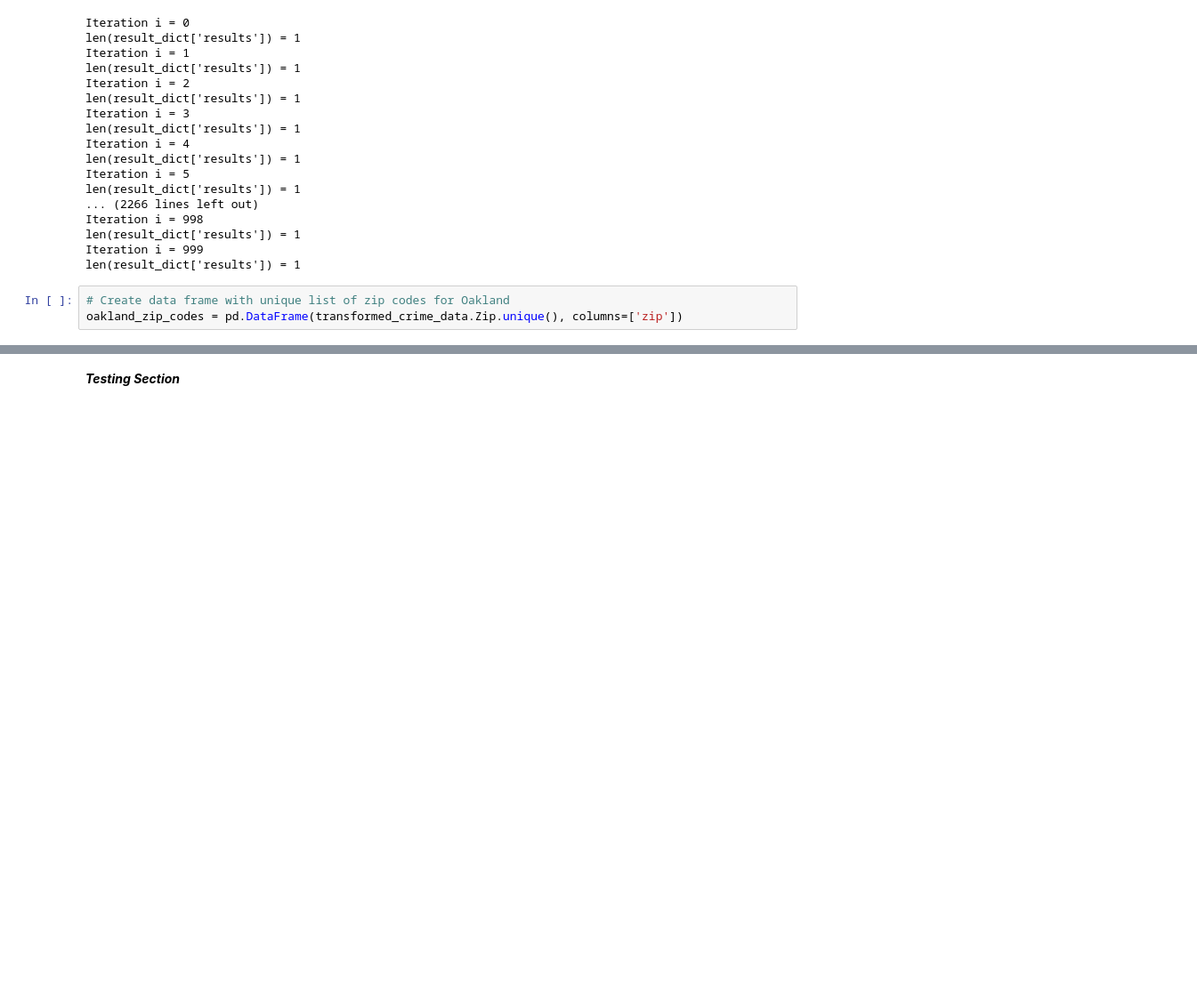
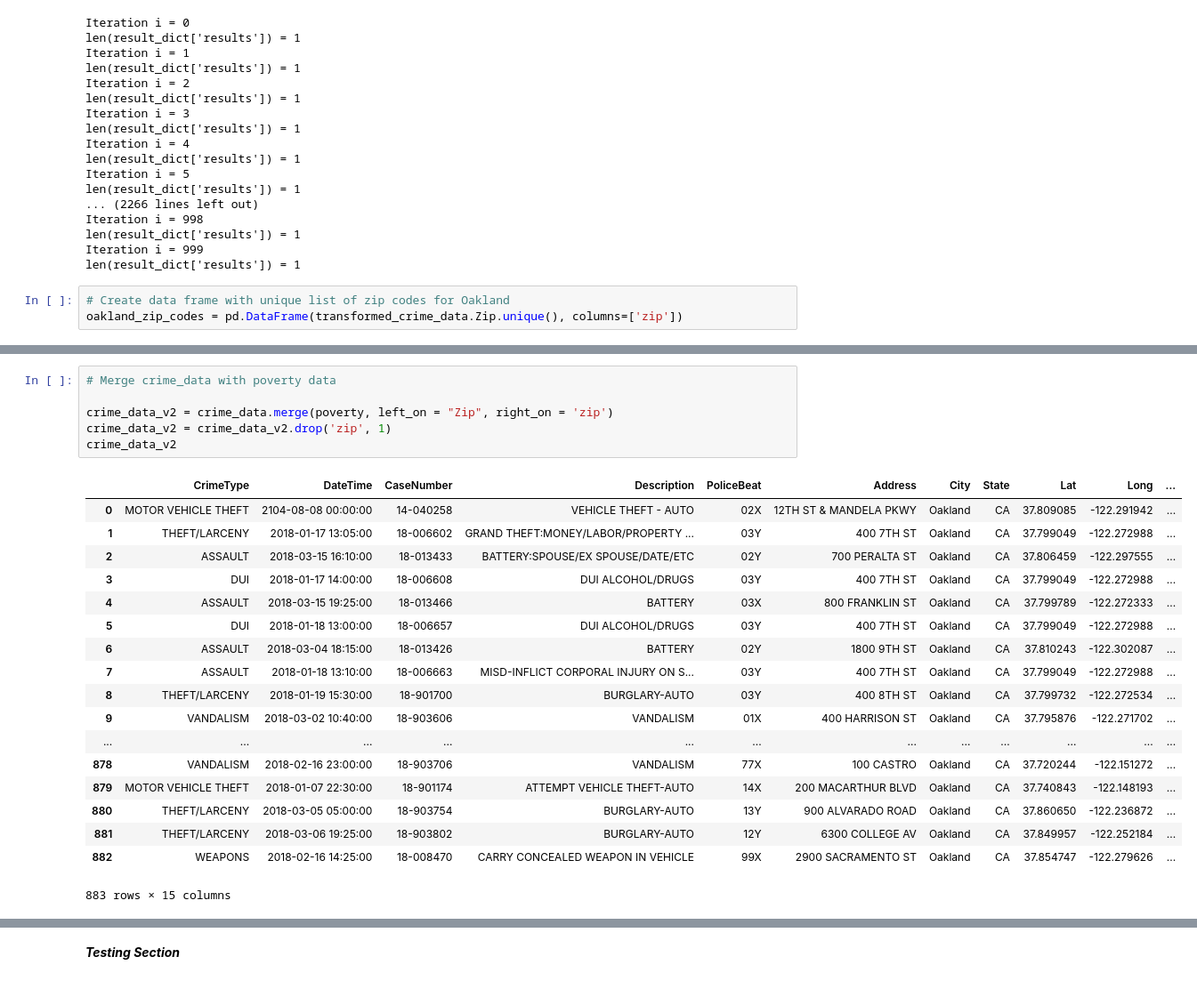
Before and after one commit to jeffrey-hsu/oakland-crime-prediction, a Jupyter notebook: machine_learning/crime_data_prediction.ipynb, the cells around one changed output, grey strips where cells are left out. Shown: that part at 89% size. Cells and saved outputs as stored; diff of their text form; blank space fills up the shorter version.

```diff
--- a/machine_learning/crime_data_prediction.ipynb
+++ b/machine_learning/crime_data_prediction.ipynb
@@ -201,2 +232,27 @@ family_poverty_status_oakland.head()
+# %%
+# Merge crime_data with poverty data
+
+crime_data_v2 = crime_data.merge(poverty, left_on = "Zip", right_on = 'zip')
+crime_data_v2 = crime_data_v2.drop('zip', 1)
+crime_data_v2
+# %% [output]
+|  | CrimeType | DateTime | CaseNumber | Description | PoliceBeat | Address | City | State | Lat | Long | ... |
+| 0 | MOTOR VEHICLE THEFT | 2104-08-08 00:00:00 | 14-040258 | VEHICLE THEFT - AUTO | 02X | 12TH ST & MANDELA PKWY | Oakland | CA | 37.809085 | -122.291942 | ... |
+| 1 | THEFT/LARCENY | 2018-01-17 13:05:00 | 18-006602 | GRAND THEFT:MONEY/LABOR/PROPERTY ... | 03Y | 400 7TH ST | Oakland | CA | 37.799049 | -122.272988 | ... |
+| 2 | ASSAULT | 2018-03-15 16:10:00 | 18-013433 | BATTERY:SPOUSE/EX SPOUSE/DATE/ETC | 02Y | 700 PERALTA ST | Oakland | CA | 37.806459 | -122.297555 | ... |
+| 3 | DUI | 2018-01-17 14:00:00 | 18-006608 | DUI ALCOHOL/DRUGS | 03Y | 400 7TH ST | Oakland | CA | 37.799049 | -122.272988 | ... |
+| 4 | ASSAULT | 2018-03-15 19:25:00 | 18-013466 | BATTERY | 03X | 800 FRANKLIN ST | Oakland | CA | 37.799789 | -122.272333 | ... |
+| 5 | DUI | 2018-01-18 13:00:00 | 18-006657 | DUI ALCOHOL/DRUGS | 03Y | 400 7TH ST | Oakland | CA | 37.799049 | -122.272988 | ... |
+| 6 | ASSAULT | 2018-03-04 18:15:00 | 18-013426 | BATTERY | 02Y | 1800 9TH ST | Oakland | CA | 37.810243 | -122.302087 | ... |
+| 7 | ASSAULT | 2018-01-18 13:10:00 | 18-006663 | MISD-INFLICT CORPORAL INJURY ON S... | 03Y | 400 7TH ST | Oakland | CA | 37.799049 | -122.272988 | ... |
+| 8 | THEFT/LARCENY | 2018-01-19 15:30:00 | 18-901700 | BURGLARY-AUTO | 03Y | 400 8TH ST | Oakland | CA | 37.799732 | -122.272534 | ... |
+| 9 | VANDALISM | 2018-03-02 10:40:00 | 18-903606 | VANDALISM | 01X | 400 HARRISON ST | Oakland | CA | 37.795876 | -122.271702 | ... |
+| ... | ... | ... | ... | ... | ... | ... | ... | ... | ... | ... | ... |
+| 878 | VANDALISM | 2018-02-16 23:00:00 | 18-903706 | VANDALISM | 77X | 100 CASTRO | Oakland | CA | 37.720244 | -122.151272 | ... |
+| 879 | MOTOR VEHICLE THEFT | 2018-01-07 22:30:00 | 18-901174 | ATTEMPT VEHICLE THEFT-AUTO | 14X | 200 MACARTHUR BLVD | Oakland | CA | 37.740843 | -122.148193 | ... |
+| 880 | THEFT/LARCENY | 2018-03-05 05:00:00 | 18-903754 | BURGLARY-AUTO | 13Y | 900 ALVARADO ROAD | Oakland | CA | 37.860650 | -122.236872 | ... |
+| 881 | THEFT/LARCENY | 2018-03-06 19:25:00 | 18-903802 | BURGLARY-AUTO | 12Y | 6300 COLLEGE AV | Oakland | CA | 37.849957 | -122.252184 | ... |
+| 882 | WEAPONS | 2018-02-16 14:25:00 | 18-008470 | CARRY CONCEALED WEAPON IN VEHICLE | 99X | 2900 SACRAMENTO ST | Oakland | CA | 37.854747 | -122.279626 | ... |
+883 rows × 15 columns
 # %%
 # write crime_data to csv
```
Also changed, not shown: parts of 5 cells of this notebook, 1 other file.
